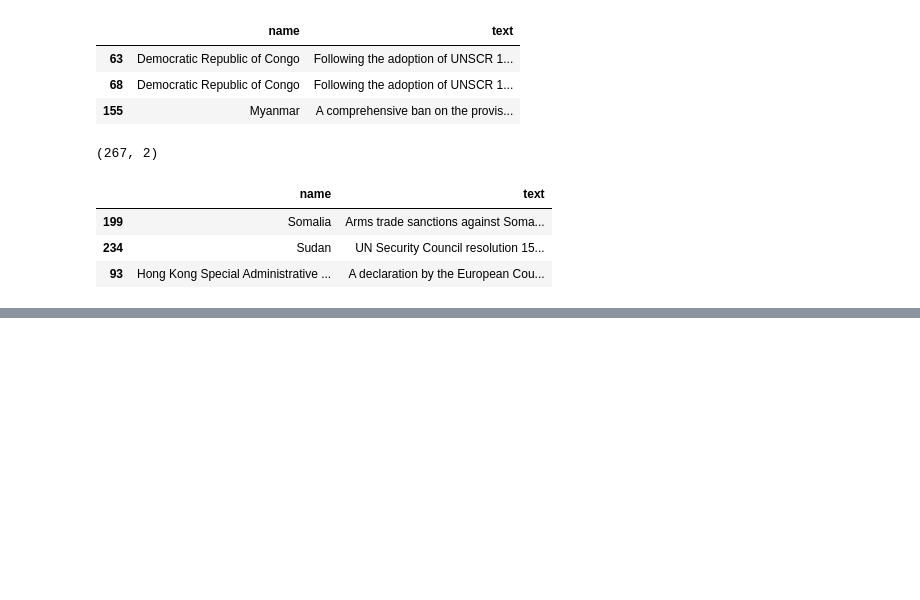
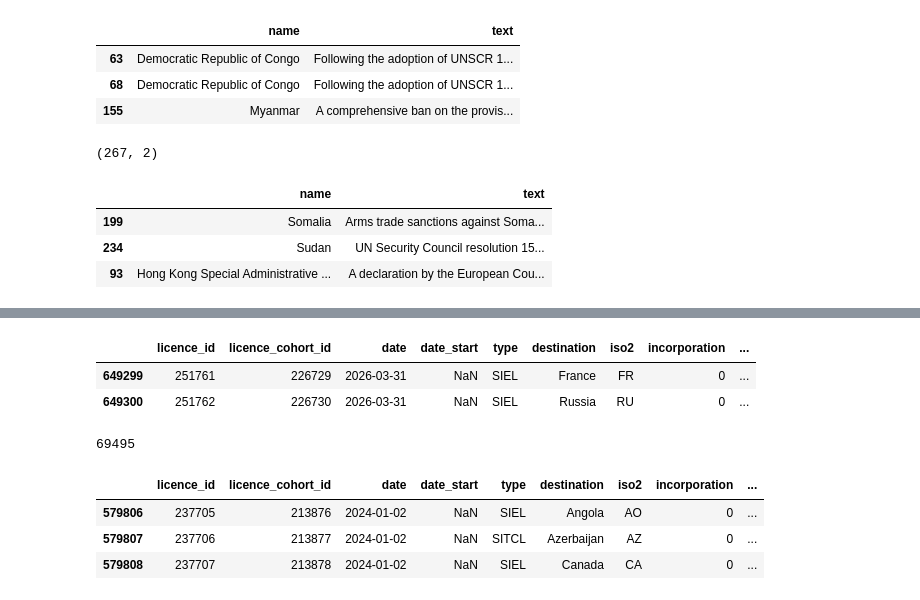
Before and after one commit to AsaBaygud/workshops26, a Jupyter notebook: wk4/arms_aug_2026.ipynb, the cells around one changed output, grey strips where cells are left out. Cells and saved outputs as stored; diff of their text form; code cells hidden in the pictures; blank space fills up the shorter version.

Commit message:
filtering in notebook

```diff
--- a/wk4/arms_aug_2026.ipynb
+++ b/wk4/arms_aug_2026.ipynb
@@ -110,0 +146,31 @@ fl.sample(3)
+# %%
+# make a new 'year' col from the date col
+items["year"] = items["date"].str[:4]
+items.tail(2)
+# %% [output]
+|  | licence_id | licence_cohort_id | date | date_start | type | destination | iso2 | incorporation | ... |
+| 649299 | 251761 | 226729 | 2026-03-31 | NaN | SIEL | France | FR | 0 | ... |
+| 649300 | 251762 | 226730 | 2026-03-31 | NaN | SIEL | Russia | RU | 0 | ... |
+# %%
+# filter for years
+
+# list of years we want
+years = ['2024', '2025', '2026']
+
+# filter against list
+items[items.year.isin(years)]
+
+# assign to a variable
+threeyears = items[items.year.isin(years)]
+
+# how many rows now?
+print(len(threeyears))
+# %% [output]
+69495
+# %%
+threeyears.head(3)
+# %% [output]
+|  | licence_id | licence_cohort_id | date | date_start | type | destination | iso2 | incorporation | ... |
+| 579806 | 237705 | 213876 | 2024-01-02 | NaN | SIEL | Angola | AO | 0 | ... |
+| 579807 | 237706 | 213877 | 2024-01-02 | NaN | SITCL | Azerbaijan | AZ | 0 | ... |
+| 579808 | 237707 | 213878 | 2024-01-02 | NaN | SIEL | Canada | CA | 0 | ... |
```
Also changed, not shown: parts of 4 cells of this notebook, 1 other file.
